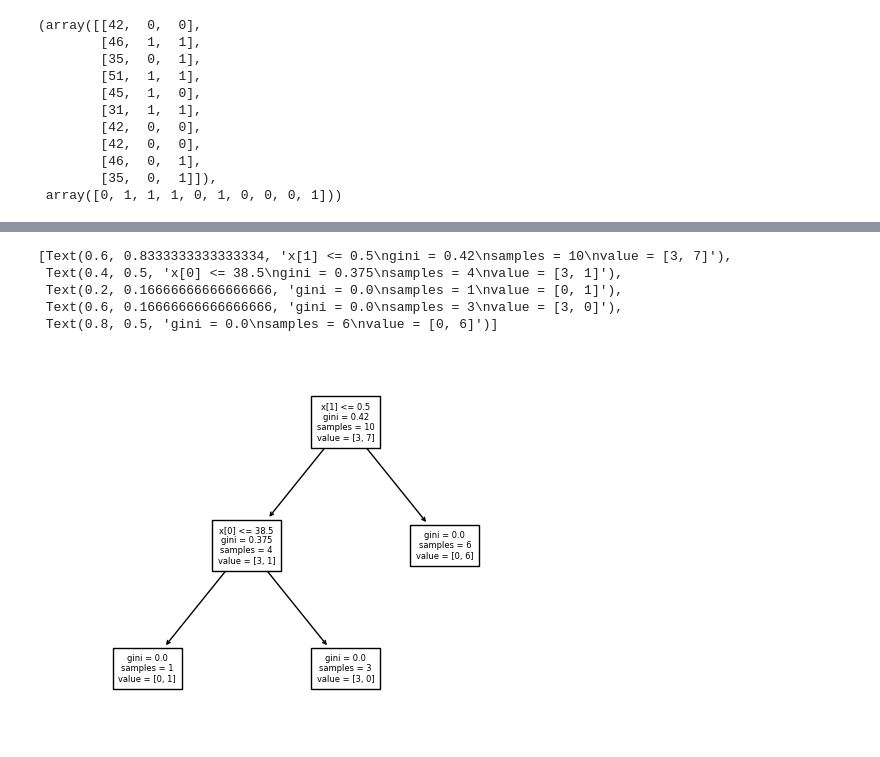
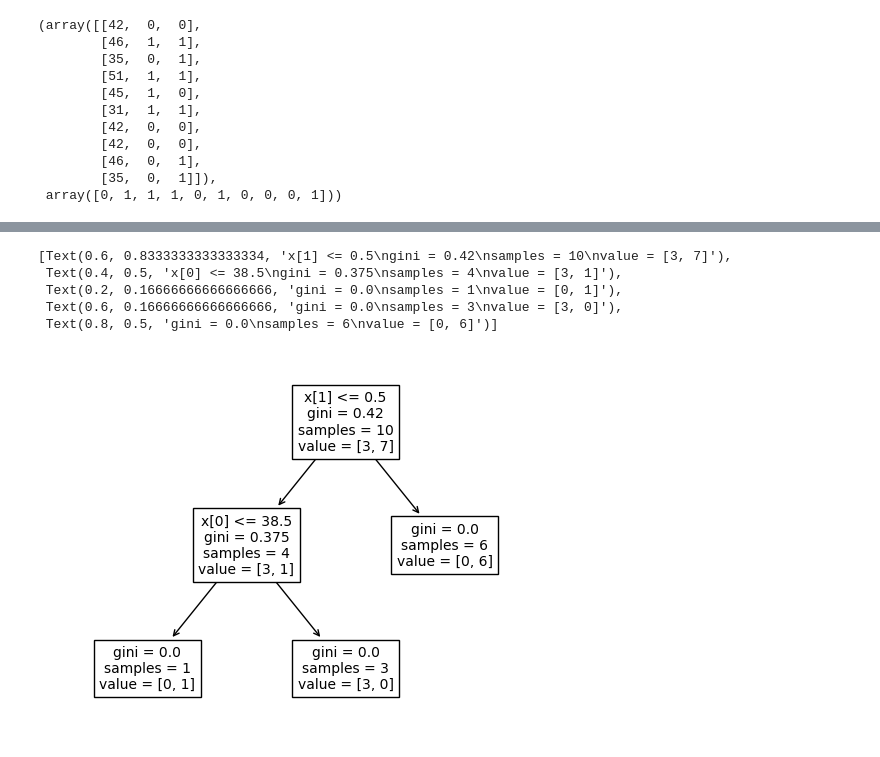
Before and after one commit to froukje/datamapu, a Jupyter notebook: notebooks/code_examples.ipynb, the cells around one changed output, grey strips where cells are left out. Drawn from its saved outputs; the diff is of its cells as text; code cells hidden in the pictures.

```diff
--- a/notebooks/code_examples.ipynb
+++ b/notebooks/code_examples.ipynb
@@ -355,11 +357,11 @@ tree.plot_tree(clf2, fontsize=6)
 # %%
-clf3 = DecisionTreeClassifier()
+clf3 = DecisionTreeClassifier(max_features="sqrt", random_state=10)
 clf3.fit(X[samples[2],:], y[samples[2]])
-tree.plot_tree(clf3, fontsize=6)
+tree.plot_tree(clf3, fontsize=10)
 # %% [output]
 [Text(0.6, 0.8333333333333334, 'x[1] <= 0.5\ngini = 0.42\nsamples = 10\nvalue = [3, 7]'),
  Text(0.4, 0.5, 'x[0] <= 38.5\ngini = 0.375\nsamples = 4\nvalue = [3, 1]'),
  Text(0.2, 0.16666666666666666, 'gini = 0.0\nsamples = 1\nvalue = [0, 1]'),
  Text(0.6, 0.16666666666666666, 'gini = 0.0\nsamples = 3\nvalue = [3, 0]'),
  Text(0.8, 0.5, 'gini = 0.0\nsamples = 6\nvalue = [0, 6]')]
-[figure, old version]
+[figure, new version]
```
Also changed, not shown: parts of 2 cells of this notebook, 7 other files.
